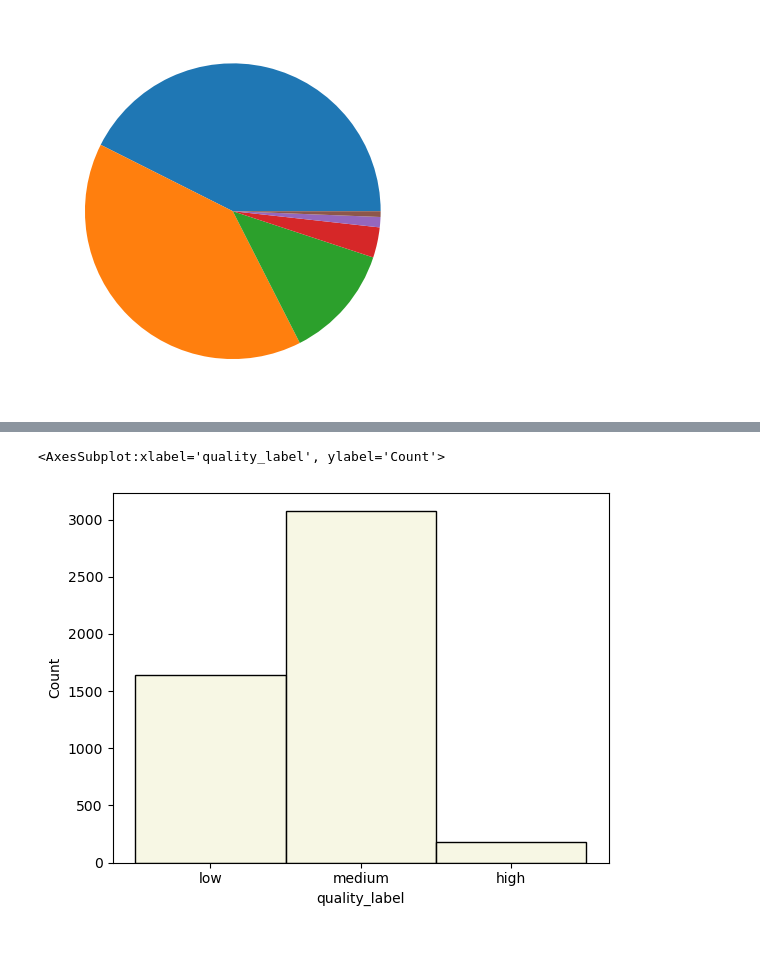
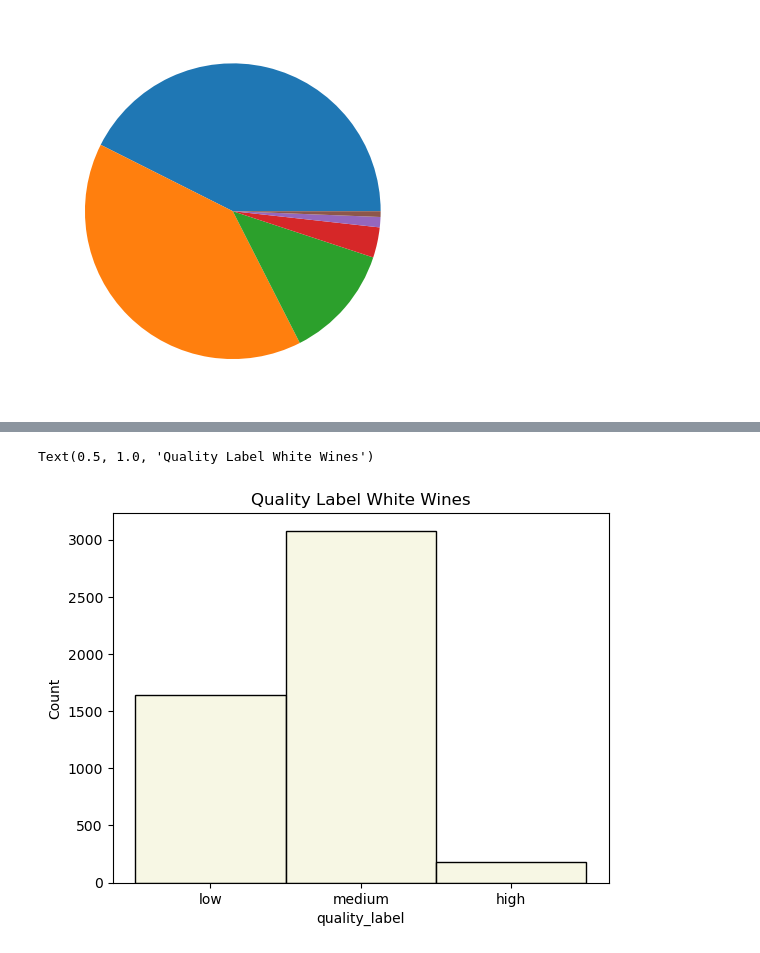
Before and after one commit to NiaLucia/Sprint2, a Jupyter notebook: wine_project.ipynb, the cells around one changed output, grey strips where cells are left out. Cells and saved outputs as stored; diff of their text form; code cells hidden in the pictures.

```diff
--- a/wine_project.ipynb
+++ b/wine_project.ipynb
@@ -257,8 +257,8 @@ sns.histplot(data=red_wines, x= 'quality_label', bins=10, color= 'salmon')
 # %%
-sns.histplot(data=white_wines, x= "quality_label", bins=10, color= 'beige')
+sns.histplot(data=white_wines, x= "quality_label", bins=10, color= 'beige').set_title('Quality Label White Wines')
 # %% [output]
-<AxesSubplot:xlabel='quality_label', ylabel='Count'>
+Text(0.5, 1.0, 'Quality Label White Wines')
-[figure, old version]
+[figure, new version]
 # %%
 # boxplot ALCOHOL & QUALITY RED WINE
 
```
Also changed, not shown: parts of 11 cells of this notebook.
